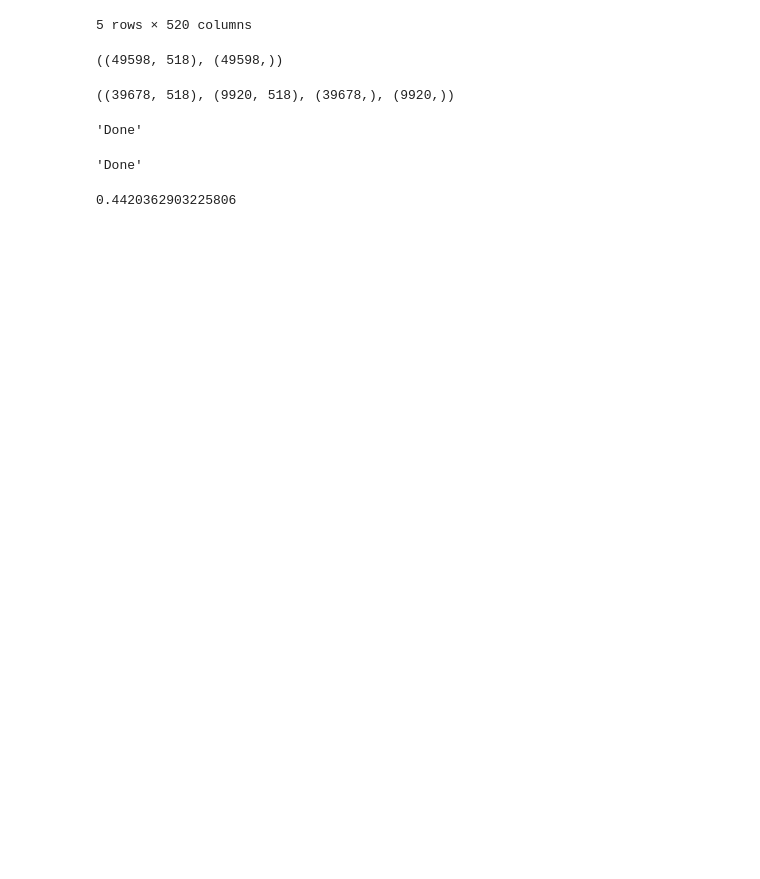
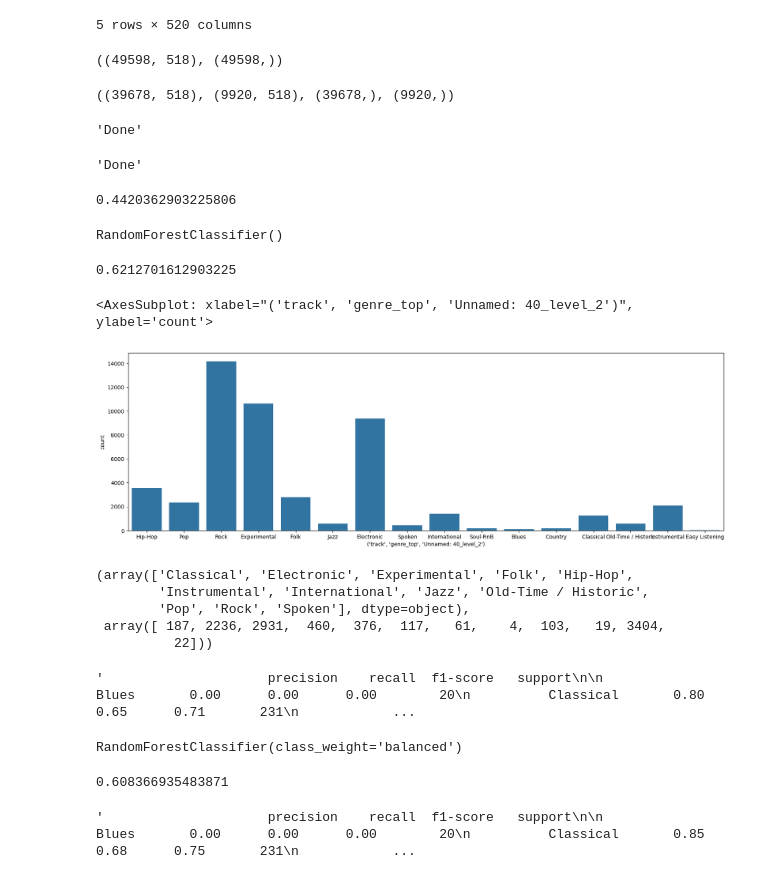
Before and after one commit to Tyler-Hebner/project2notebook, a Jupyter notebook: project2.ipynb, the cells around one changed output. Saved outputs shown, nothing was run; the diff lists cells and outputs as text; code cells hidden in the pictures; blank space fills up the shorter version.

```diff
--- a/project2.ipynb
+++ b/project2.ipynb
@@ -117,3 +117,35 @@ accuracy = classifier.score(X_test, y_test)
 accuracy
 # %% [output]
 0.4420362903225806
+# %%
+# For potentially better accuracy, lets try using multiple decision trees to make a random forest model
+
+from sklearn.ensemble import RandomForestClassifier
+
+forest = RandomForestClassifier(n_estimators=100)
+forest.fit(X_train, y_train)
+# %% [output]
+RandomForestClassifier()
+# %%
+forest_predicted = forest.predict(X_test)
+forest_accuracy = forest.score(X_test, y_test)
+forest_accuracy
+# %% [output]
+0.6212701612903225
+# %%
+
+
+plt.figure(figsize=(20, 6))
+sns.countplot(data=final_df, x=("track", "genre_top", "Unnamed: 40_level_2"))
+# %% [output]
+<AxesSubplot: xlabel="('track', 'genre_top', 'Unnamed: 40_level_2')", ylabel='count'>
+[figure, added]
+# %%
+elements, counts = np.unique(forest_predicted, return_counts=True)
+elements, counts
+# %% [output]
+(array(['Classical', 'Electronic', 'Experimental', 'Folk', 'Hip-Hop',
+        'Instrumental', 'International', 'Jazz', 'Old-Time / Historic',
+        'Pop', 'Rock', 'Spoken'], dtype=object),
+ array([ 187, 2236, 2931,  460,  376,  117,   61,    4,  103,   19, 3404,
+          22]))
@@ -119,0 +154,21 @@ accuracy
+# %%
+classification_report(y_test, forest_predicted)
+# %% [output]
+'                     precision    recall  f1-score   support\n\n              Blues       0.00      0.00      0.00        20\n          Classical       0.80      0.65      0.71       231\n            ...
+# %%
+# Class imbalance could be causing some problems
+
+new_forest = RandomForestClassifier(n_estimators=100, class_weight="balanced")
+new_forest.fit(X_train, y_train)
+# %% [output]
+RandomForestClassifier(class_weight='balanced')
+# %%
+new_forest_predicted = new_forest.predict(X_test)
+new_forest_accuracy = new_forest.score(X_test, y_test)
+new_forest_accuracy
+# %% [output]
+0.608366935483871
+# %%
+classification_report(y_test, new_forest_predicted)
+# %% [output]
+'                     precision    recall  f1-score   support\n\n              Blues       0.00      0.00      0.00        20\n          Classical       0.85      0.68      0.75       231\n            ...
```
Also changed, not shown: parts of 6 cells of this notebook.
